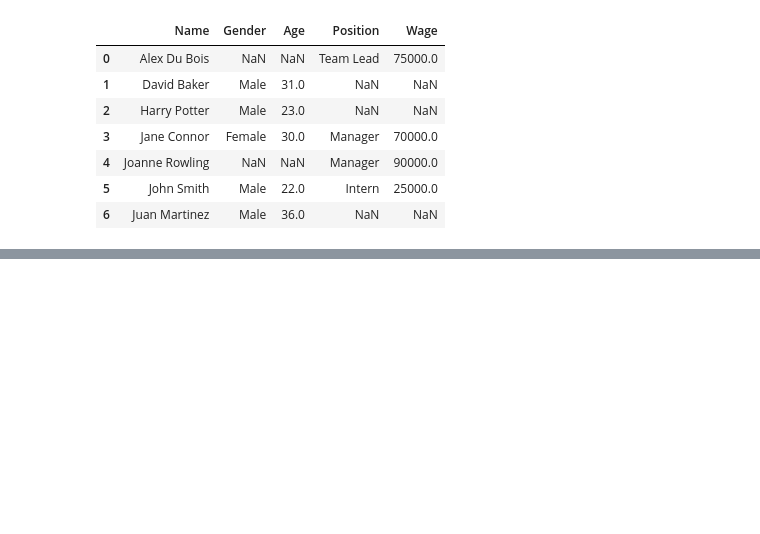
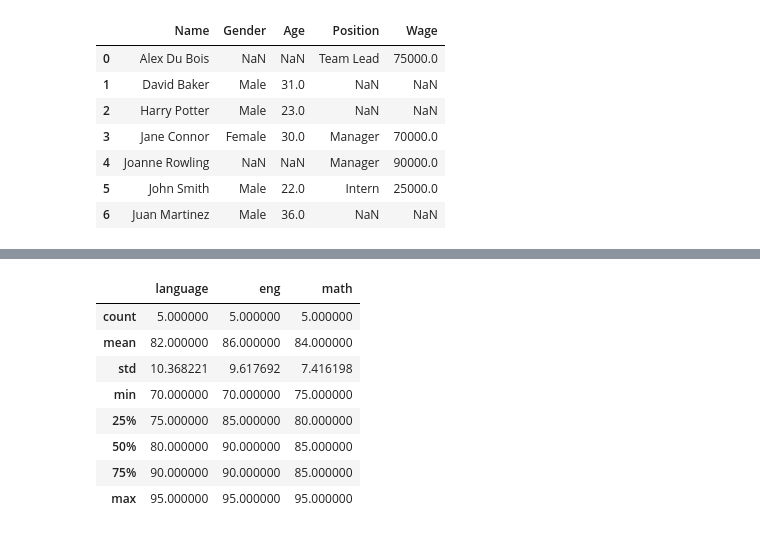
Before and after one commit to coconutkim/data, a Jupyter notebook: pandas/0808판다스기초.ipynb, the cells around one changed output, grey strips where cells are left out. Saved outputs shown, nothing was run; the diff lists cells and outputs as text; code cells hidden in the pictures; blank space fills up the shorter version.

```diff
--- a/pandas/0808판다스기초.ipynb
+++ b/pandas/0808판다스기초.ipynb
@@ -300,0 +325,4 @@ final1.merge(final2,on = 'Name',how = 'outer')
+# %%
+seme1 = pd.read_excel('C:/ex/data/1학기.xlsx')
+# 역슬래시를 꼭 슬래시로 바꾸기
+seme1
@@ -300,0 +397,12 @@ final1.merge(final2,on = 'Name',how = 'outer')
+# %%
+seme1.describe()
+# %% [output]
+|  | language | eng | math |
+| count | 5.000000 | 5.000000 | 5.000000 |
+| mean | 82.000000 | 86.000000 | 84.000000 |
+| std | 10.368221 | 9.617692 | 7.416198 |
+| min | 70.000000 | 70.000000 | 75.000000 |
+| 25% | 75.000000 | 85.000000 | 80.000000 |
+| 50% | 80.000000 | 90.000000 | 85.000000 |
+| 75% | 90.000000 | 90.000000 | 85.000000 |
+| max | 95.000000 | 95.000000 | 95.000000 |
```
Also changed, not shown: parts of 29 cells of this notebook.
